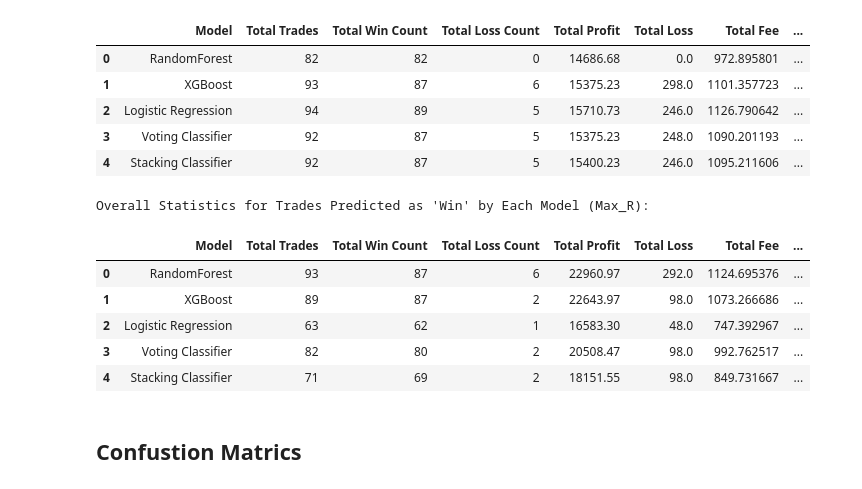
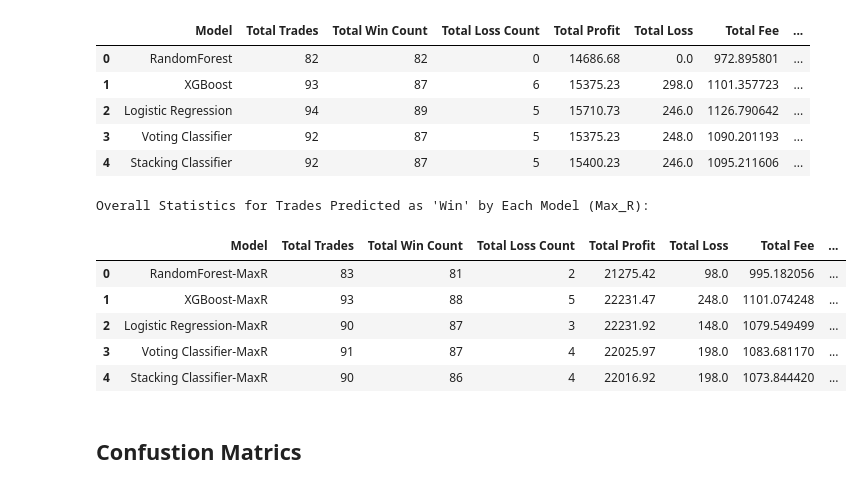
Before and after one commit to MIARD/SMC, a Jupyter notebook: SMC_ML.ipynb, the cells around one changed output. Saved outputs shown, nothing was run; the diff lists cells and outputs as text; code cells hidden in the pictures.

```diff
--- a/SMC_ML.ipynb
+++ b/SMC_ML.ipynb
@@ -561,17 +562,8 @@ def show_predictions(time_input, date_input, criteria_input, CL, CW, training_fe
 # %% [markdown]
 ##Overall Statistic Using Model Prediction
 # %%
-def overall_stats(df, features_filtered, training_feature_cols):
+def overall_stats(df, features_filtered, models, training_feature_cols):
     overall_stats_df = pd.DataFrame()
-
-    models = {
-        'RandomForest': RF_model,
-        'XGBoost': XVG_model,
-        'Logistic Regression': LR_model,
-        'Voting Classifier': VC_model,
-        'Stacking Classifier': S_model
-    }
-
     # Ensure required columns for filtering exist in the original df
     if 'Profit/Loss' not in df.columns:
         df['Profit/Loss'] = df['Profit'] - df['Loss'] - df['Fee']
@@ -591,7 +583,7 @@ def overall_stats(df, features_filtered, training_feature_cols):
         # We only consider trades where the model predicted a "Win" (class 1)
         df_filtered = df.copy()
         df_filtered['Predicted_Result'] = pred_result
-        df_took_trade = df_filtered[df_filtered['Predicted_Result'] == 1]
+        df_took_trade = df_filtered[df_filtered['Predicted_Result'] >= 1]
         # print(df_took_trade.head( ))
         # 3. Overall statistic for filtered data frame
         if not df_took_trade.empty:
@@ -1903,7 +1907,14 @@ Binary Models: Win Predicted **0 time **    Multi Models: Win Predicted **1**
 ╘═══════════════════════════╧════════════════════════╧═════════════════════════════╛
 [figure]
 # %%
-overall_stats_df_max_r = overall_stats(X_test_P_max_r, X_test_max_r, training_feature_cols)
+max_r_models = {
+        'RandomForest-MaxR': RF_model_max_r,
+        'XGBoost-MaxR': XVG_model_max_r,
+        'Logistic Regression-MaxR': LR_model_max_r,
+        'Voting Classifier-MaxR': VC_model_max_r,
+        'Stacking Classifier-MaxR': S_model_max_r
+    }
+overall_stats_df_max_r = overall_stats(X_test_P_max_r, X_test_max_r,max_r_models, training_feature_cols)
 print("\nOverall Statistics for Trades Predicted as 'Win' by Each Model:")
 overall_stats_df_max_r
 # %% [output]
@@ -2300,17 +2311,17 @@ Overall Statistics for Trades Predicted as 'Win' by Each Model:
 | 3 | Voting Classifier | 92 | 87 | 5 | 15375.23 | 248.0 | 1090.201193 | ... |
 | 4 | Stacking Classifier | 92 | 87 | 5 | 15400.23 | 246.0 | 1095.211606 | ... |
 # %%
-overall_stats_df_max_r = overall_stats(X_test_P_max_r, X_test_max_r, training_feature_cols)
+overall_stats_df_max_r = overall_stats(X_test_P_max_r, X_test_max_r, max_r_models, training_feature_cols)
 print("\nOverall Statistics for Trades Predicted as 'Win' by Each Model (Max_R):")
 overall_stats_df_max_r
 # %% [output]
 Overall Statistics for Trades Predicted as 'Win' by Each Model (Max_R):
 |  | Model | Total Trades | Total Win Count | Total Loss Count | Total Profit | Total Loss | Total Fee | ... |
-| 0 | RandomForest | 93 | 87 | 6 | 22960.97 | 292.0 | 1124.695376 | ... |
-| 1 | XGBoost | 89 | 87 | 2 | 22643.97 | 98.0 | 1073.266686 | ... |
-| 2 | Logistic Regression | 63 | 62 | 1 | 16583.30 | 48.0 | 747.392967 | ... |
-| 3 | Voting Classifier | 82 | 80 | 2 | 20508.47 | 98.0 | 992.762517 | ... |
-| 4 | Stacking Classifier | 71 | 69 | 2 | 18151.55 | 98.0 | 849.731667 | ... |
+| 0 | RandomForest-MaxR | 83 | 81 | 2 | 21275.42 | 98.0 | 995.182056 | ... |
+| 1 | XGBoost-MaxR | 93 | 88 | 5 | 22231.47 | 248.0 | 1101.074248 | ... |
+| 2 | Logistic Regression-MaxR | 90 | 87 | 3 | 22231.92 | 148.0 | 1079.549499 | ... |
+| 3 | Voting Classifier-MaxR | 91 | 87 | 4 | 22025.97 | 198.0 | 1083.681170 | ... |
+| 4 | Stacking Classifier-MaxR | 90 | 86 | 4 | 22016.92 | 198.0 | 1073.844420 | ... |
 # %% [markdown]
 ## Confustion Matrics
 # %%
```
Also changed, not shown: parts of 13 cells of this notebook.
